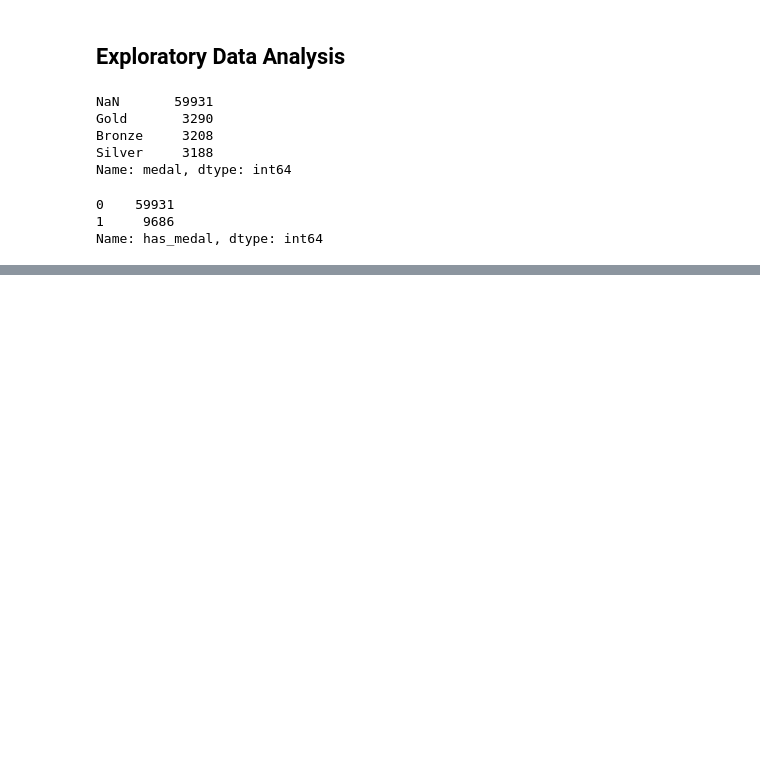
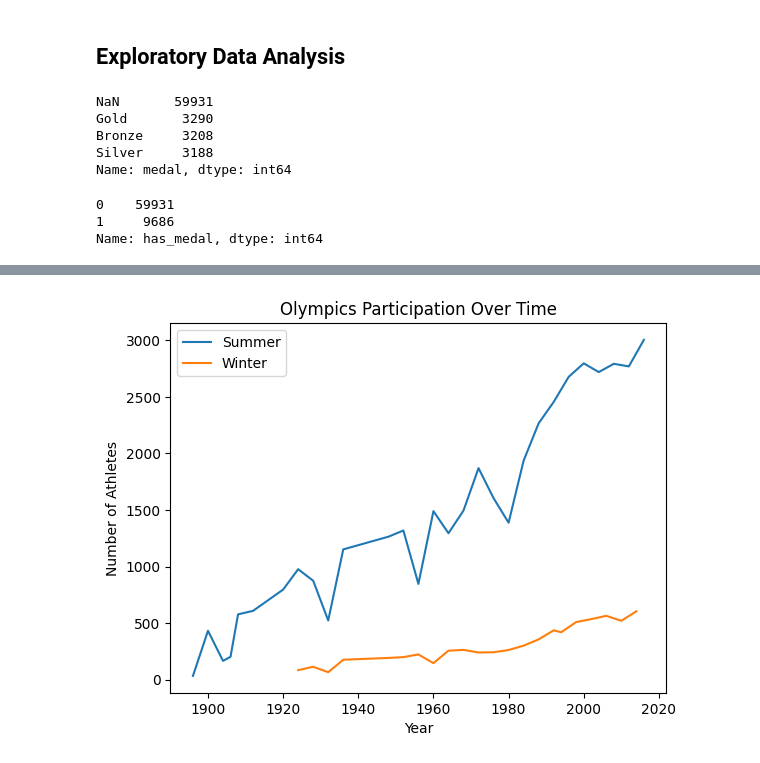
Before and after one commit to john-nio/eda-project, a Jupyter notebook: olympics/olympics.ipynb, the cells around one changed output, grey strips where cells are left out. Cells and saved outputs as stored; diff of their text form; code cells hidden in the pictures; blank space fills up the shorter version.

```diff
--- a/olympics/olympics.ipynb
+++ b/olympics/olympics.ipynb
@@ -93,0 +162,17 @@ Name: has_medal, dtype: int64
+# %%
+import matplotlib.pyplot as plt
+
+summer_counts = df[df["season"] == "Summer"].groupby("year")["id"].nunique()
+winter_counts = df[df["season"] == "Winter"].groupby("year")["id"].nunique()
+
+plt.plot(summer_counts.index, summer_counts.values, label="Summer")
+plt.plot(winter_counts.index, winter_counts.values, label="Winter")
+
+plt.title("Olympics Participation Over Time")
+plt.xlabel("Year")
+plt.ylabel("Number of Athletes")
+plt.legend()
+
+plt.show()
+# %% [output]
+[figure, added]
```
Also changed, not shown: parts of 20 cells of this notebook.
